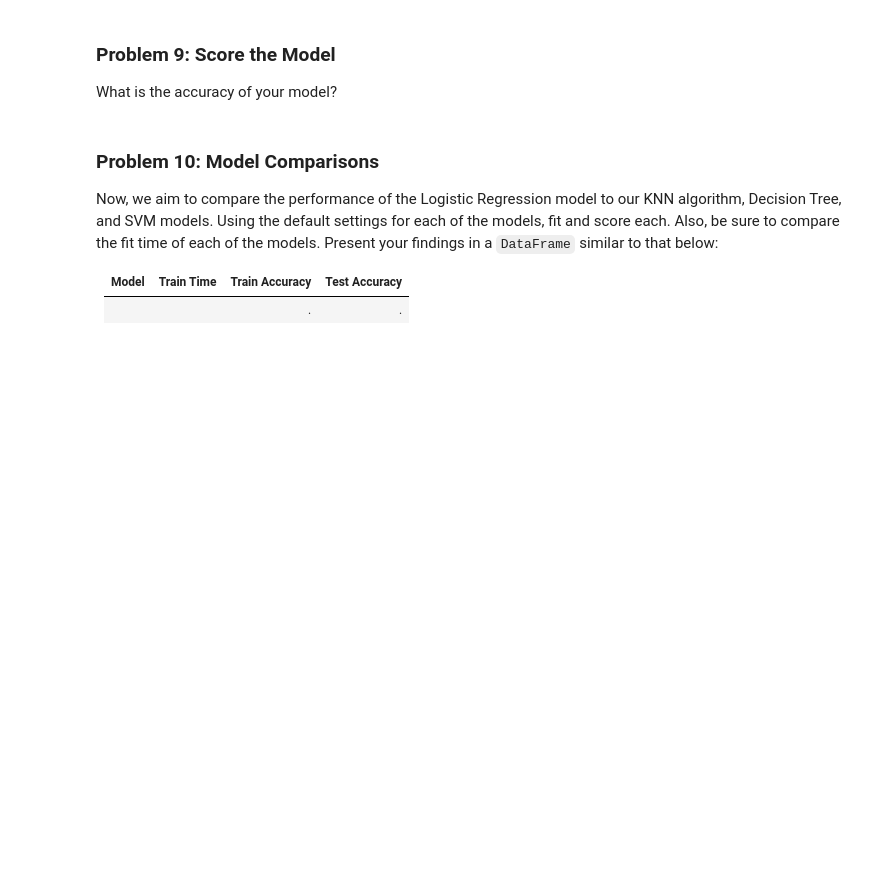
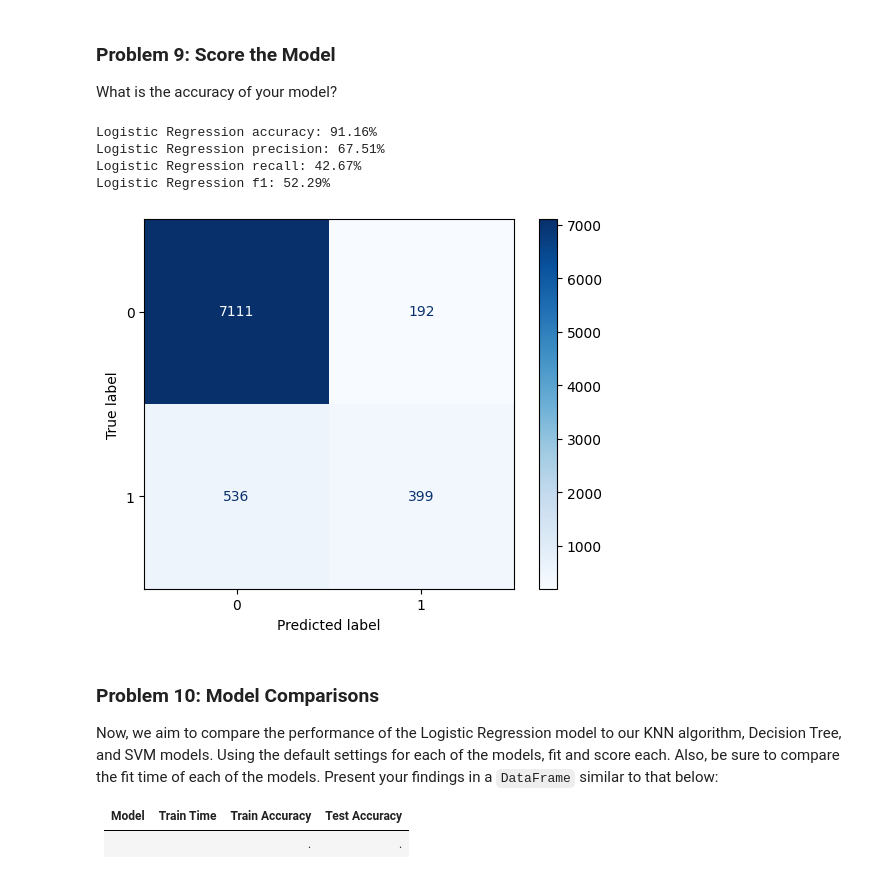
Before and after one commit to karthikiyerrrr/KBI-Practical-Applications, a Jupyter notebook: assignment17_1/prompt_III.ipynb, the cells around one changed output. Drawn from its saved outputs; the diff is of its cells as text; code cells hidden in the pictures; blank space fills up the shorter version.

```diff
--- a/assignment17_1/prompt_III.ipynb
+++ b/assignment17_1/prompt_III.ipynb
@@ -69,0 +139,17 @@ Now that you understand your business objective, we will build a basic model to
+# %%
+class CyclicalEncoder(BaseEstimator, TransformerMixin):
+    def __init__(self, mapping, period):
+        self.mapping = mapping
+        self.period = period
+
+    def fit(self, X, y=None):
+        return self
+
+    def transform(self, X):
+        x_mapped = pd.Series(X.iloc[:, 0]).map(self.mapping).fillna(0).values
+        sin_feat = np.sin(2 * np.pi * x_mapped / self.period)
+        cos_feat = np.cos(2 * np.pi * x_mapped / self.period)
+        return np.column_stack([sin_feat, cos_feat])
+
+    def get_feature_names_out(self, input_features=None):
+        return [f"{input_features[0]}_sin", f"{input_features[0]}_cos"]
@@ -74,3 +195,7 @@ With your data prepared, split it into a train and test set.
+# %%
+X = df.drop('y', axis=1)
+y = df['y'].map({'yes': 1, 'no': 0})
+X_train, X_test, y_train, y_test = train_test_split(X, y, test_size=0.2, random_state=42)
 # %% [markdown]
 ### Problem 7: A Baseline Model
 
@@ -81,0 +222,6 @@ Use Logistic Regression to build a basic model on your data.
+# %%
+log_pipe = Pipeline([
+    ('preprocessor', preprocessor),
+    ('log_reg', LogisticRegression(max_iter=1000))
+])
+log_pipe.fit(X_train, y_train)
@@ -83,6 +247,28 @@ Use Logistic Regression to build a basic model on your data.
 ### Problem 9: Score the Model
 
 What is the accuracy of your model?
+# %%
+y_pred = log_pipe.predict(X_test)
+log_acc = accuracy_score(y_test, y_pred)
+log_precision = precision_score(y_test, y_pred)
+log_recall = recall_score(y_test, y_pred)
+log_f1 = f1_score(y_test, y_pred)
+print(f"Logistic Regression accuracy: {log_acc:.2%}")
+print(f"Logistic Regression precision: {log_precision:.2%}")
+print(f"Logistic Regression recall: {log_recall:.2%}")
+print(f"Logistic Regression f1: {log_f1:.2%}")
+# %% [output]
+Logistic Regression accuracy: 91.16%
+Logistic Regression precision: 67.51%
+Logistic Regression recall: 42.67%
+Logistic Regression f1: 52.29%
+# %%
+log_cm = confusion_matrix(y_test, y_pred)
+disp = ConfusionMatrixDisplay(confusion_matrix=log_cm, display_labels=log_pipe['log_reg'].classes_)
+disp.plot(cmap='Blues')
+plt.show()
+# %% [output]
+[figure, added]
 # %% [markdown]
 ### Problem 10: Model Comparisons
 
```
Also changed, not shown: parts of 26 cells of this notebook, 1 other file.
